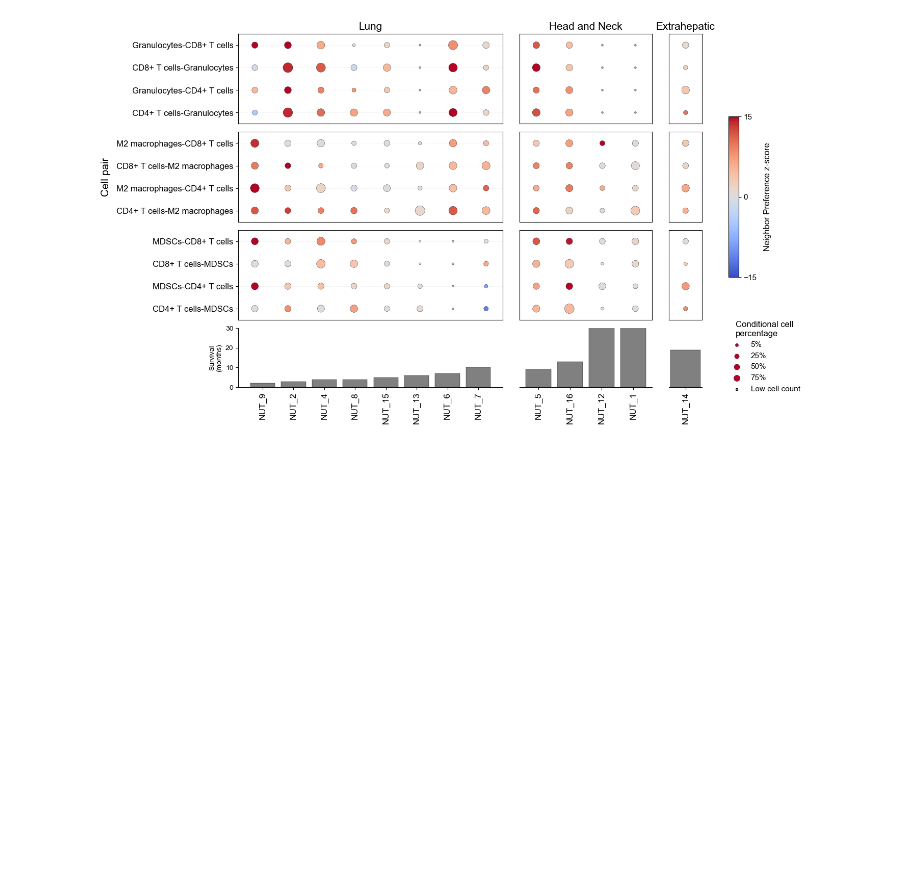
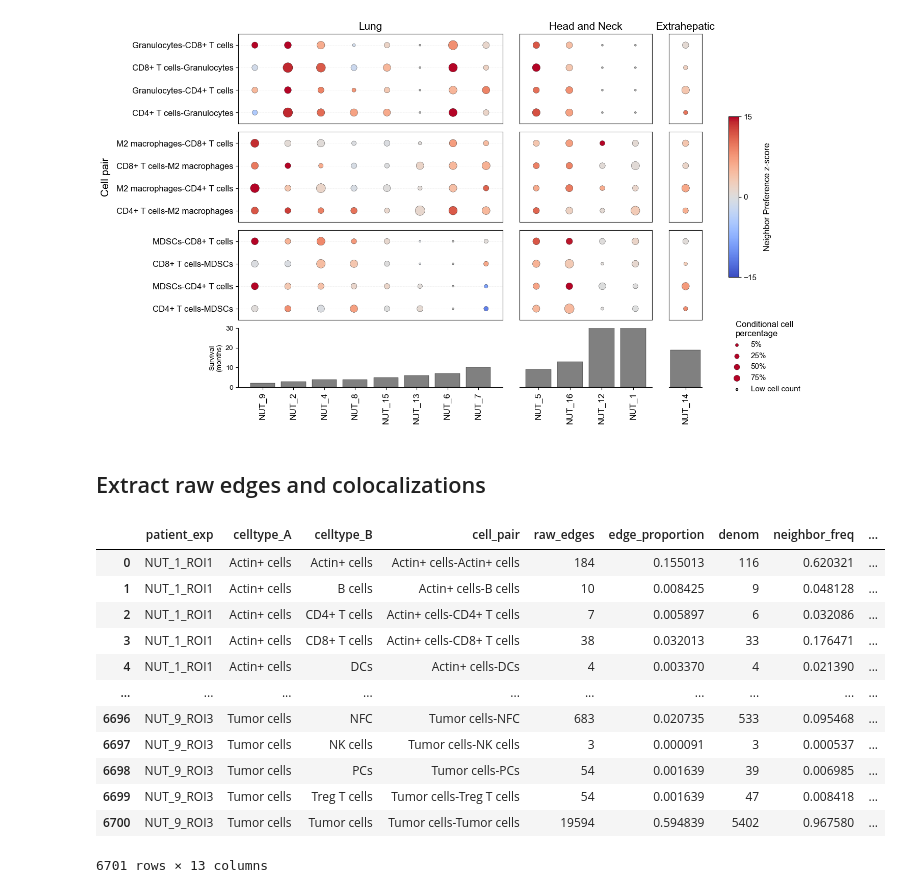
Before and after one commit to SchapiroLabor/NUT_spatial, a Jupyter notebook: cozi/cozi.ipynb, the cells around one changed output. Drawn from its saved outputs; the diff is of its cells as text; code cells hidden in the pictures; blank space fills up the shorter version.

```diff
--- a/cozi/cozi.ipynb
+++ b/cozi/cozi.ipynb
@@ -271,11 +271,47 @@ cozi_dotplot_facet_split(
 # %% [output]
 [figure]
 [figure]
+# %% [markdown]
+## Extract raw edges and colocalizations
+# %%
+def _compute_pair_counts_and_denominators(adj, labels_int, n_types):
+    """
+    Returns:
+        counts[A, B] = total edges from A to B
+        denom[A, B]  = number of cells of type A having >=1 neighbor of type B
+
+    The indices fed to np.bincount are calculated using 64-bit integers
+    to prevent overflow on large numbers of cell types (n_types).
+    """
+    i, j = adj.row, adj.col
+    labels_int = np.asarray(labels_int)
+
+    if n_types == 0 or labels_int.size == 0:
+        return np.zeros((0, 0), dtype=int), np.zeros((0, 0), dtype=int)
+
+    # Use 64-bit integers for the calculation that previously overflowed a 32-bit integer.
+    labels_int_64 = labels_int.astype(np.int64)
+    n_types_64 = np.int64(n_types)
+
+    counts = np.bincount(
+        labels_int_64[i] * n_types_64 + labels_int_64[j],
+        minlength=n_types_64 * n_types_64
+    ).reshape(n_types, n_types)
+
+    neigh_labels = labels_int[j]
+    src_labels = labels_int[i]
+
+    cell_has_neighbor_type = np.zeros((len(labels_int), n_types), dtype=bool)
+    cell_has_neighbor_type[i, neigh_labels] = True
+
+    denom = np.zeros((n_types, n_types), dtype=int)
+    for A in range(n_types):
+        maskA = (labels_int == A)
+        denom[A] = cell_has_neighbor_type[maskA].sum(axis=0)
+
+    return counts, denom
 # %%
 #cozi calculate
-import numpy as np
-import pandas as pd
-
 
 all_raw = []
 
@@ -292,7 +328,7 @@ for pt in adata.obs["patient_exp"].unique():
     n_types      = len(unique_types)
 
     # Build Delaunay graph and compute counts
-    adj              = delaunay_graph(coords)
+    adj              = czp.delaunay_graph(coords)
     counts, denom    = _compute_pair_counts_and_denominators(adj, labels_int, n_types)
 
     # Total edges per cell type A (for proportion normalization)
@@ -327,3 +363,19 @@ raw_interaction_table = pd.concat([pd.DataFrame(all_raw)], ignore_index=True)
 # Merge total/tumor cell counts same as your CoZi table
 raw_interaction_table = raw_interaction_table.merge(total_cells, on="patient_exp", how="left")
 raw_interaction_table = raw_interaction_table.merge(tumor_cells, on="patient_exp", how="left")
+# %%
+raw_interaction_table
+# %% [output]
+|  | patient_exp | celltype_A | celltype_B | cell_pair | raw_edges | edge_proportion | denom | neighbor_freq | ... |
+| 0 | NUT_1_ROI1 | Actin+ cells | Actin+ cells | Actin+ cells-Actin+ cells | 184 | 0.155013 | 116 | 0.620321 | ... |
+| 1 | NUT_1_ROI1 | Actin+ cells | B cells | Actin+ cells-B cells | 10 | 0.008425 | 9 | 0.048128 | ... |
+| 2 | NUT_1_ROI1 | Actin+ cells | CD4+ T cells | Actin+ cells-CD4+ T cells | 7 | 0.005897 | 6 | 0.032086 | ... |
+| 3 | NUT_1_ROI1 | Actin+ cells | CD8+ T cells | Actin+ cells-CD8+ T cells | 38 | 0.032013 | 33 | 0.176471 | ... |
+| 4 | NUT_1_ROI1 | Actin+ cells | DCs | Actin+ cells-DCs | 4 | 0.003370 | 4 | 0.021390 | ... |
+| ... | ... | ... | ... | ... | ... | ... | ... | ... | ... |
+| 6696 | NUT_9_ROI3 | Tumor cells | NFC | Tumor cells-NFC | 683 | 0.020735 | 533 | 0.095468 | ... |
+| 6697 | NUT_9_ROI3 | Tumor cells | NK cells | Tumor cells-NK cells | 3 | 0.000091 | 3 | 0.000537 | ... |
+| 6698 | NUT_9_ROI3 | Tumor cells | PCs | Tumor cells-PCs | 54 | 0.001639 | 39 | 0.006985 | ... |
+| 6699 | NUT_9_ROI3 | Tumor cells | Treg T cells | Tumor cells-Treg T cells | 54 | 0.001639 | 47 | 0.008418 | ... |
+| 6700 | NUT_9_ROI3 | Tumor cells | Tumor cells | Tumor cells-Tumor cells | 19594 | 0.594839 | 5402 | 0.967580 | ... |
+6701 rows × 13 columns
```
Also changed, not shown: parts of 6 cells of this notebook, 9 other files.
